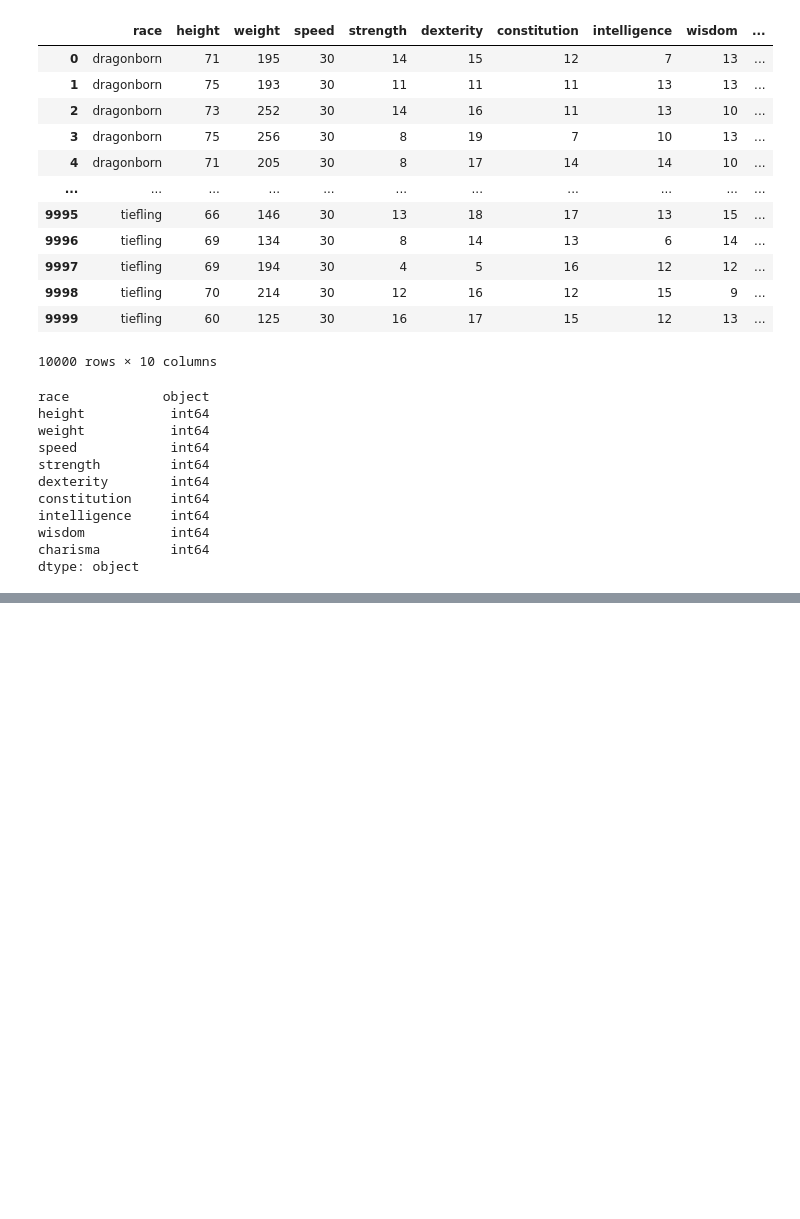
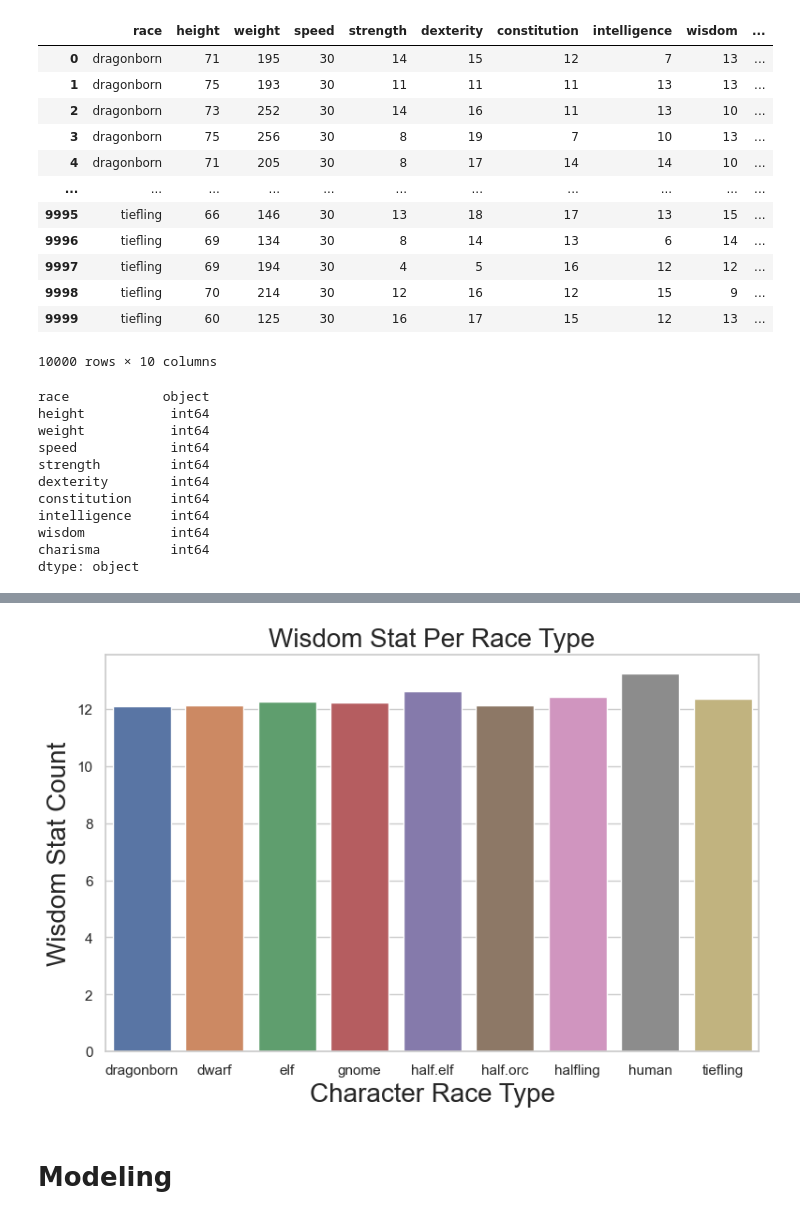
Before and after one commit to EstebanHernandez0/Dungeons_and_dragons_predictor, a Jupyter notebook: workbook.ipynb, the cells around one changed output, grey strips where cells are left out. Drawn from its saved outputs; the diff is of its cells as text; code cells hidden in the pictures; blank space fills up the shorter version.

```diff
--- a/workbook.ipynb
+++ b/workbook.ipynb
@@ -83,0 +286,2 @@ dtype: object
+# %%
+wis_mean= pd.DataFrame(train.groupby('race')['wisdom'].mean()).reset_index()
@@ -83,0 +301,15 @@ dtype: object
+# %%
+def wis_per_race(wis_mean):
+    fig = plt.figure()
+    sns.barplot(data= wis_mean, y= 'wisdom', x= 'race')
+    sns.set(rc={'figure.figsize':(9.0, 5.50)})
+    plt.xlabel('Character Race Type', fontsize = 20)
+    plt.ylabel('Wisdom Stat Count', fontsize = 20)
+    plt.title('Wisdom Stat Per Race Type', fontsize = 20)
+
+    plt.show()
+wis_per_race(wis_mean)
+# %% [output]
+[figure, added]
+# %% [markdown]
+# Modeling
```
Also changed, not shown: parts of 42 cells of this notebook.
